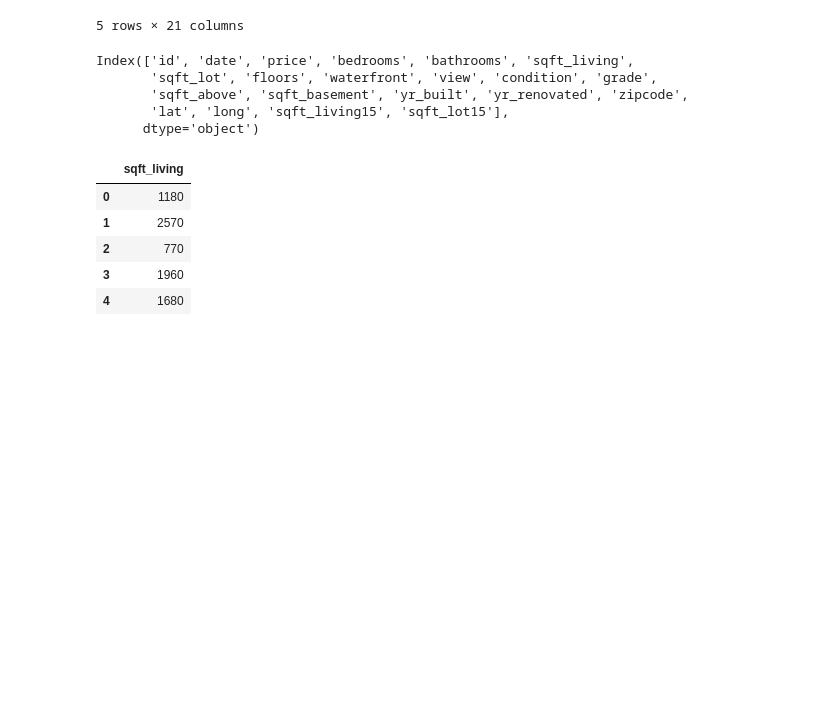
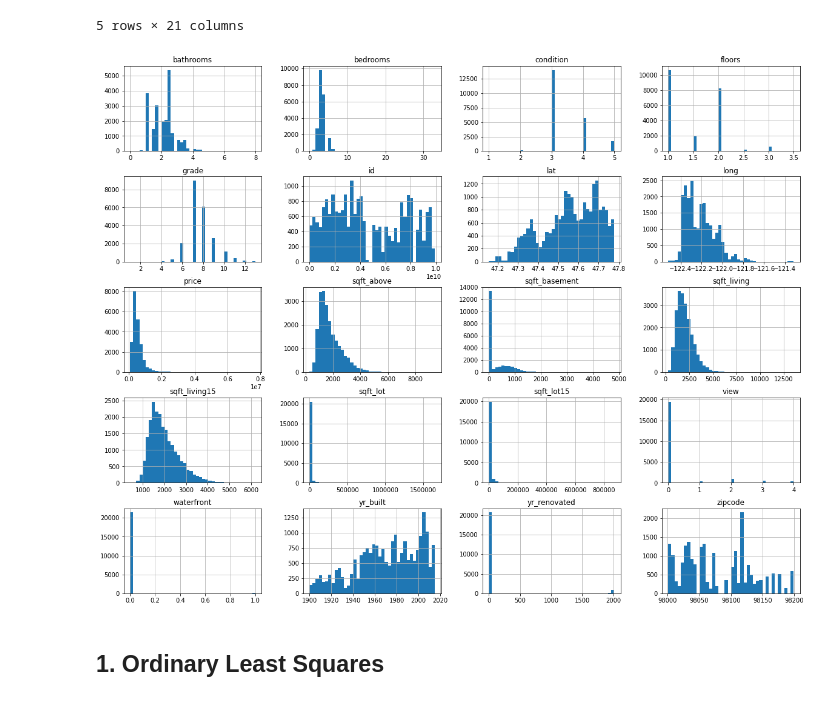
Before and after one commit to Altynai/MachineLearningNotes, a Jupyter notebook: LinearRegression/HouseSalesPrediction.ipynb, the cells around one changed output. Saved outputs shown, nothing was run; the diff lists cells and outputs as text; code cells hidden in the pictures; blank space fills up the shorter version.

```diff
--- a/LinearRegression/HouseSalesPrediction.ipynb
+++ b/LinearRegression/HouseSalesPrediction.ipynb
@@ -17,22 +17,23 @@ df.head(5)
 | 3 | 2487200875 | 20141209T000000 | 604000.0 | 4 | 3.00 | 1960 | 5000 | 1.0 | 0 | 0 | ... |
 | 4 | 1954400510 | 20150218T000000 | 510000.0 | 3 | 2.00 | 1680 | 8080 | 1.0 | 0 | 0 | ... |
 5 rows × 21 columns
-# %%
-df.columns
-# %% [output]
-Index(['id', 'date', 'price', 'bedrooms', 'bathrooms', 'sqft_living',
-       'sqft_lot', 'floors', 'waterfront', 'view', 'condition', 'grade',
-       'sqft_above', 'sqft_basement', 'yr_built', 'yr_renovated', 'zipcode',
-       'lat', 'long', 'sqft_living15', 'sqft_lot15'],
-      dtype='object')
+# %%
+# glance data
+df.hist(bins=40, figsize=(20,16))
+plt.show()
+# %% [output]
+[figure, added]
+# %% [markdown]
+## 1. Ordinary Least Squares
 # %%
+# prepare train & test data
+test_size = 1000
+
 # for later ploting convenience, we use only one feature `sqft_living` to predict `price`
 dimensions = ["sqft_living"]
-df[dimensions].head(5)
+
+x_train = df[dimensions][:-test_size]
+x_test = df[dimensions][-test_size:]
+
+y_train = df["price"][:-test_size]
+y_test = df["price"][-test_size:]
-# %% [output]
-|  | sqft_living |
-| 0 | 1180 |
-| 1 | 2570 |
-| 2 | 770 |
-| 3 | 1960 |
-| 4 | 1680 |
```
Also changed, not shown: parts of 12 cells of this notebook.
